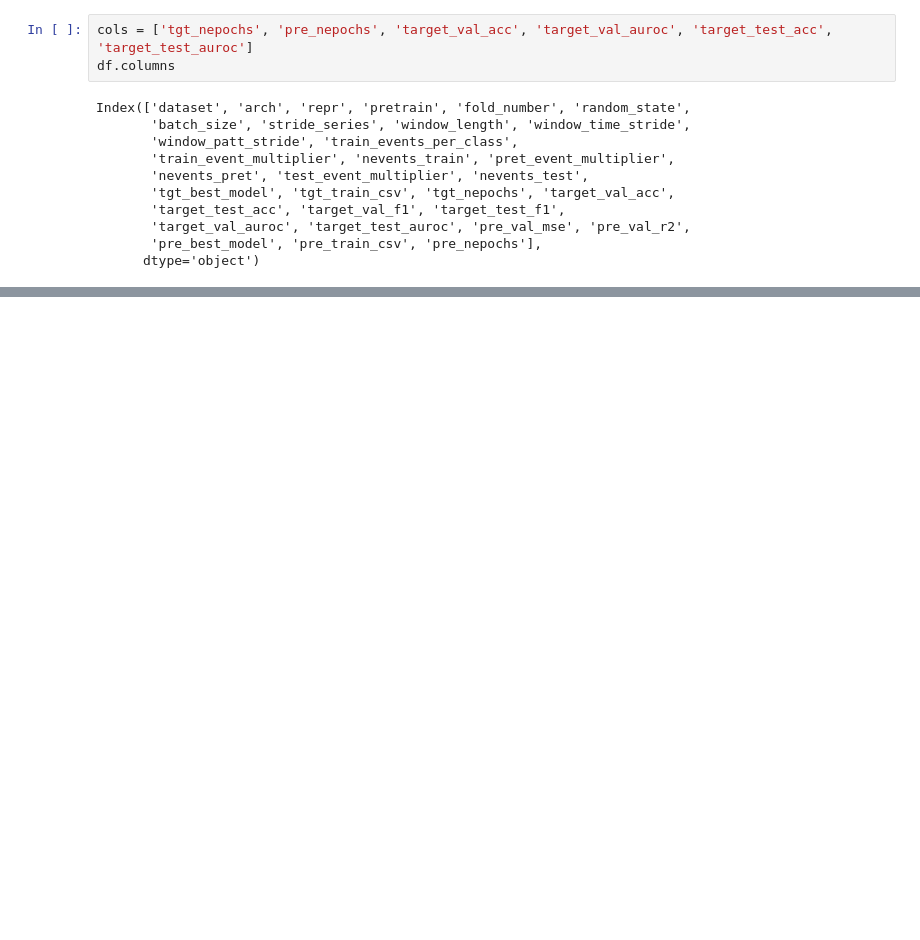
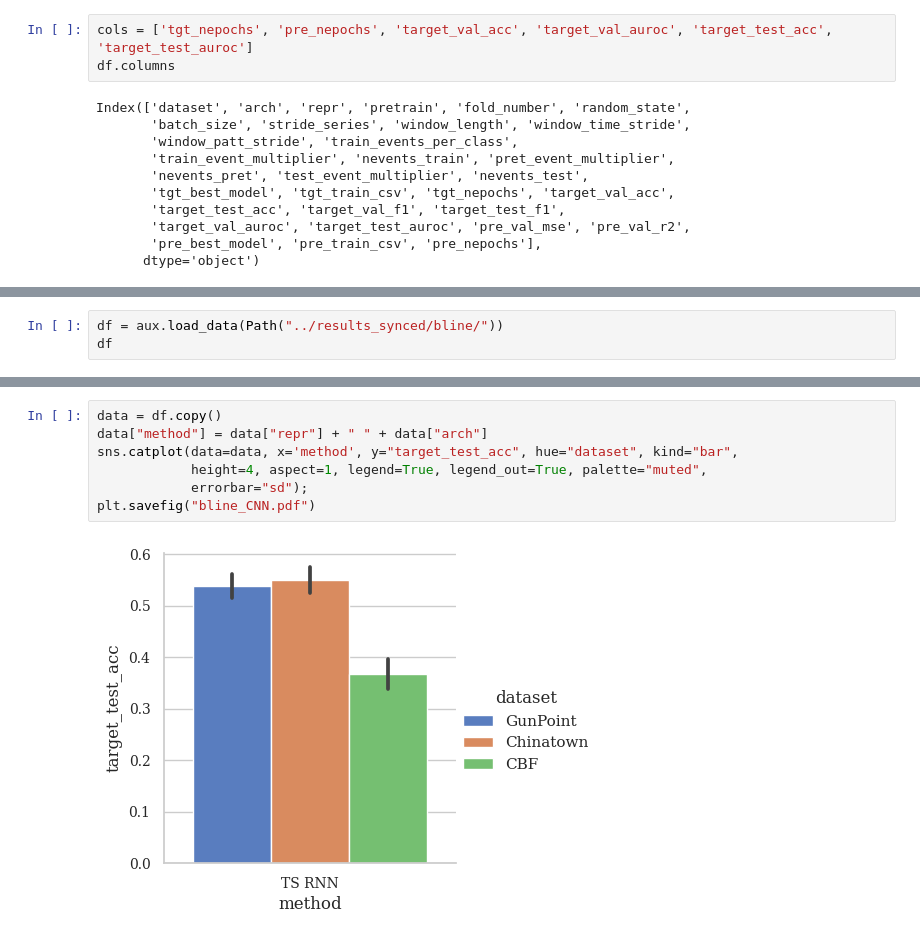
Before and after one commit to mbisan/s3ts, a Jupyter notebook: notebooks/ratio.ipynb, the cells around one changed output, grey strips where cells are left out. Cells and saved outputs as stored; diff of their text form; blank space fills up the shorter version.

```diff
--- a/notebooks/ratio.ipynb
+++ b/notebooks/ratio.ipynb
@@ -106,0 +108,3 @@ plt.savefig("ratio_CNN.pdf")
+# %%
+df = aux.load_data(Path("../results_synced/bline/"))
+df
@@ -106,0 +135,9 @@ plt.savefig("ratio_CNN.pdf")
+# %%
+data = df.copy()
+data["method"] = data["repr"] + " " + data["arch"]
+sns.catplot(data=data, x='method', y="target_test_acc", hue="dataset", kind="bar",
+            height=4, aspect=1, legend=True, legend_out=True, palette="muted",
+            errorbar="sd");
+plt.savefig("bline_CNN.pdf")
+# %% [output]
+[figure, added]
```
Also changed, not shown: parts of 5 cells of this notebook, 42 other files.
